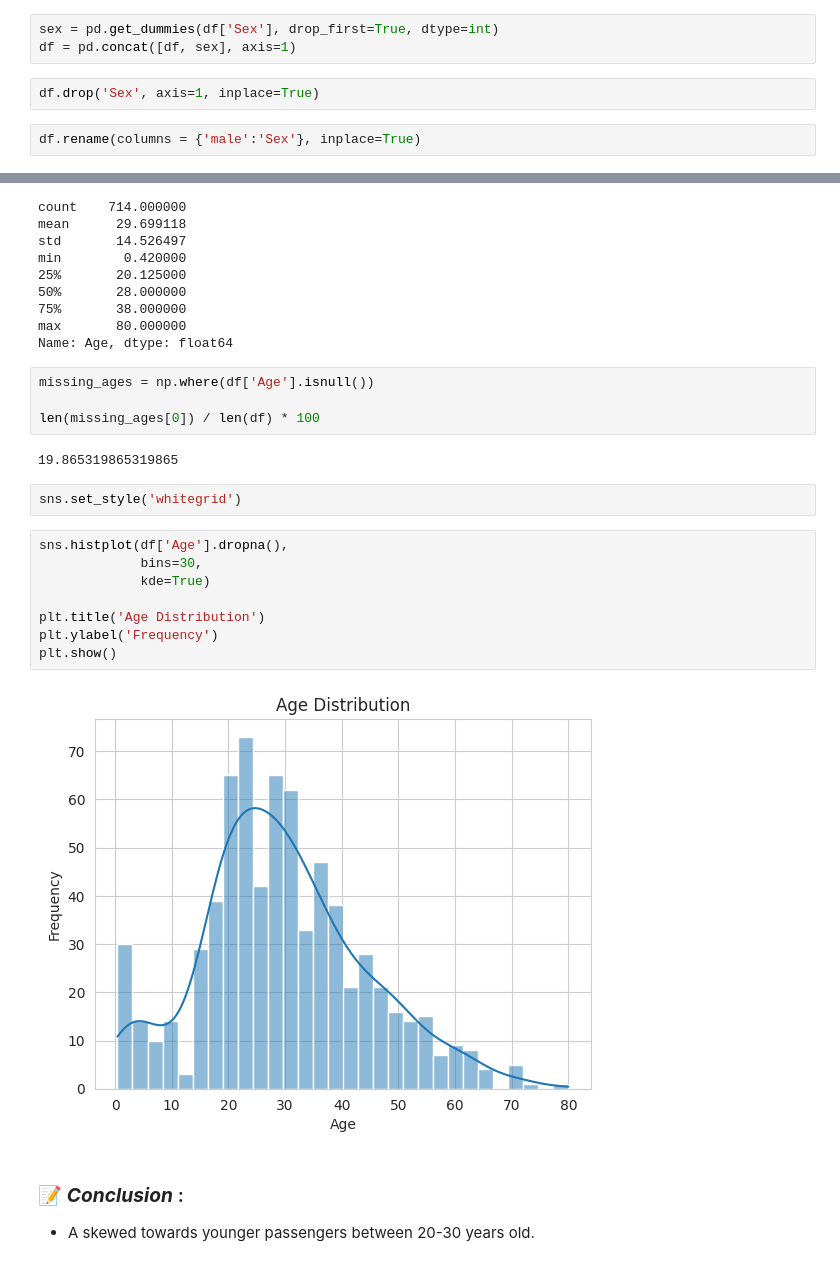
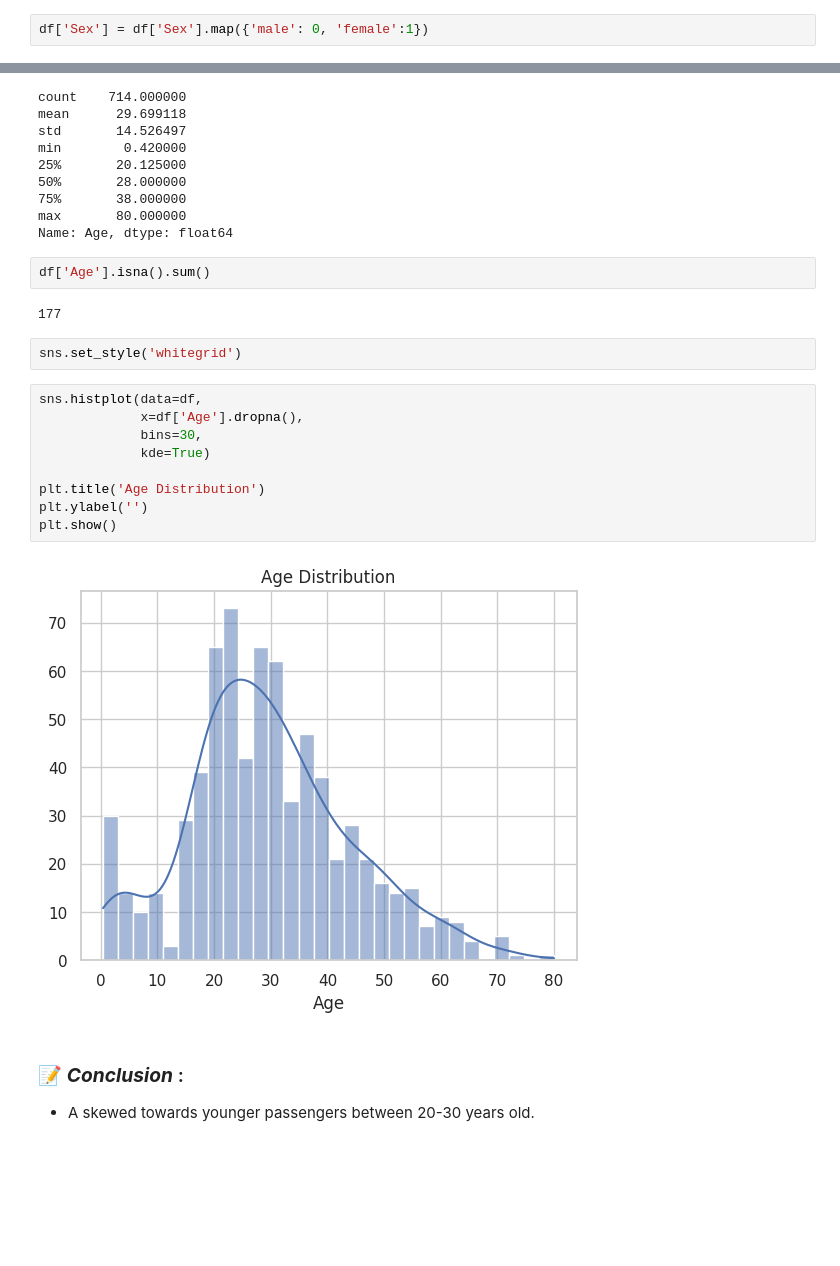
Before and after one commit to yigaai/StoryTelling_with_Data_myTelescope, a Jupyter notebook: titanic-survival-prediction.ipynb, the cells around one changed output, grey strips where cells are left out. Cells and saved outputs as stored; diff of their text form; blank space fills up the shorter version.

```diff
--- a/titanic-survival-prediction.ipynb
+++ b/titanic-survival-prediction.ipynb
@@ -188,13 +190,8 @@ df.drop(['PassengerId'], axis=1, inplace=True)
 ### 2. 🔍 **Col: Sex**
 
 * Convert to numerical features which would be better for prediction.
-# %%
-sex = pd.get_dummies(df['Sex'], drop_first=True, dtype=int)
-df = pd.concat([df, sex], axis=1)
-# %%
-df.drop('Sex', axis=1, inplace=True)
-# %%
-df.rename(columns = {'male':'Sex'}, inplace=True)
+# %%
+df['Sex'] = df['Sex'].map({'male': 0, 'female':1})
 # %% [markdown]
 ### 3. 🔍 **Col: Age**
 # %%
@@ -209,24 +206,23 @@ min        0.420000
 75%       38.000000
 max       80.000000
 Name: Age, dtype: float64
-# %%
-missing_ages = np.where(df['Age'].isnull())
-
-len(missing_ages[0]) / len(df) * 100
-# %% [output]
-19.865319865319865
+# %%
+df['Age'].isna().sum()
+# %% [output]
+177
 # %%
 sns.set_style('whitegrid')
 # %%
-sns.histplot(df['Age'].dropna(),
+sns.histplot(data=df,
+             x=df['Age'].dropna(),
              bins=30,
              kde=True)
 
 plt.title('Age Distribution')
-plt.ylabel('Frequency')
+plt.ylabel('')
 plt.show()
 # %% [output]
-[figure, old version]
+[figure, new version]
 # %% [markdown]
 ### 📝 ***Conclusion*** :
 
```
Also changed, not shown: parts of 17 cells of this notebook.
